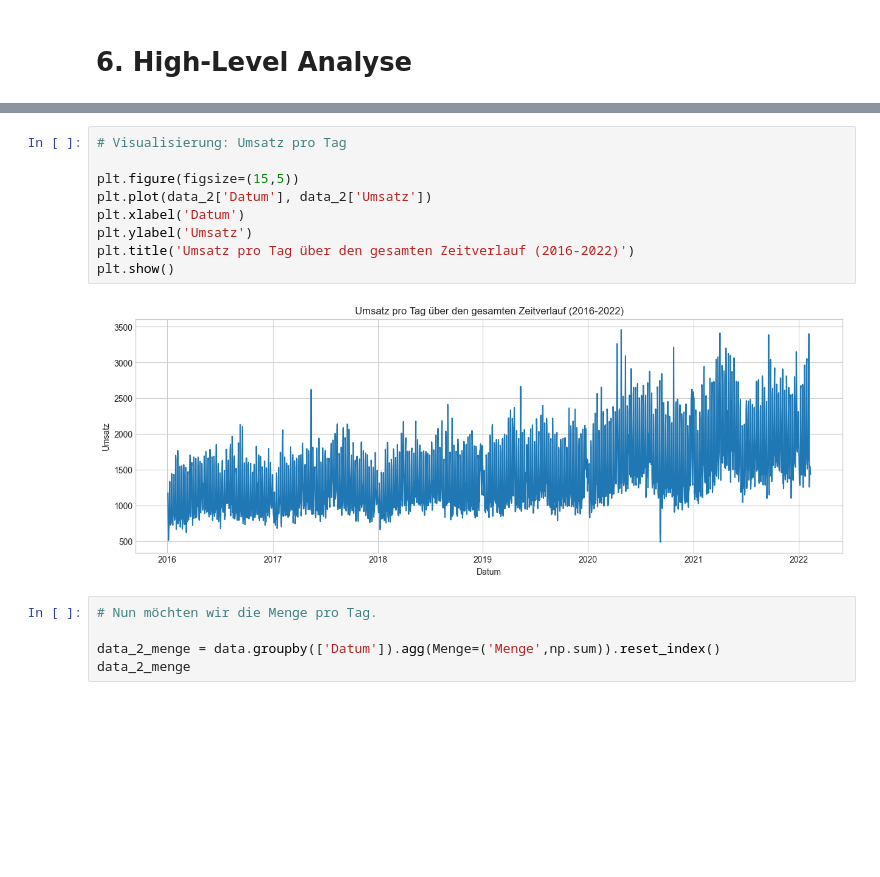
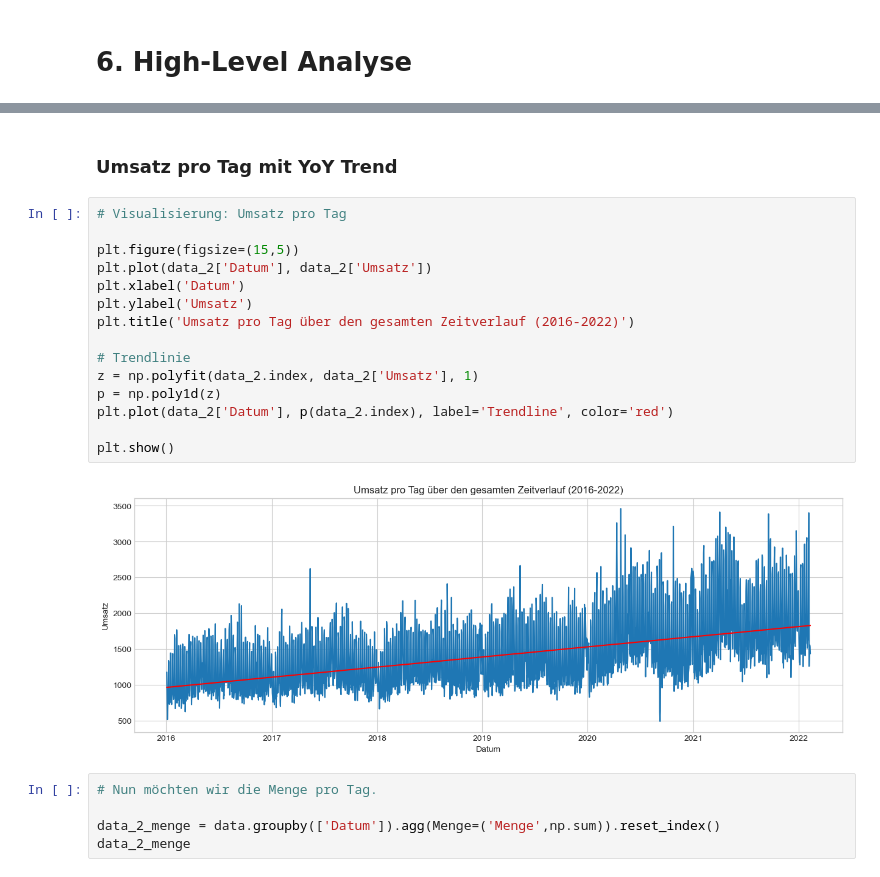
Before and after one commit to mrtz-wssl/KI_in_KMU, a Jupyter notebook: KI_in_KMU_Main.ipynb, the cells around one changed output, grey strips where cells are left out. Cells and saved outputs as stored; diff of their text form; blank space fills up the shorter version.

```diff
--- a/KI_in_KMU_Main.ipynb
+++ b/KI_in_KMU_Main.ipynb
@@ -406,14 +466,22 @@ data_2
+# %% [markdown]
+### Umsatz pro Tag mit YoY Trend ####
 # %%
 # Visualisierung: Umsatz pro Tag
 
 plt.figure(figsize=(15,5))
 plt.plot(data_2['Datum'], data_2['Umsatz'])
 plt.xlabel('Datum')
 plt.ylabel('Umsatz')
 plt.title('Umsatz pro Tag über den gesamten Zeitverlauf (2016-2022)')
+
+# Trendlinie
+z = np.polyfit(data_2.index, data_2['Umsatz'], 1)
+p = np.poly1d(z)
+plt.plot(data_2['Datum'], p(data_2.index), label='Trendline', color='red')
+
 plt.show()
 # %% [output]
-[figure, old version]
+[figure, new version]
 # %%
 # Nun möchten wir die Menge pro Tag.
 
```
Also changed, not shown: parts of 36 cells of this notebook.
